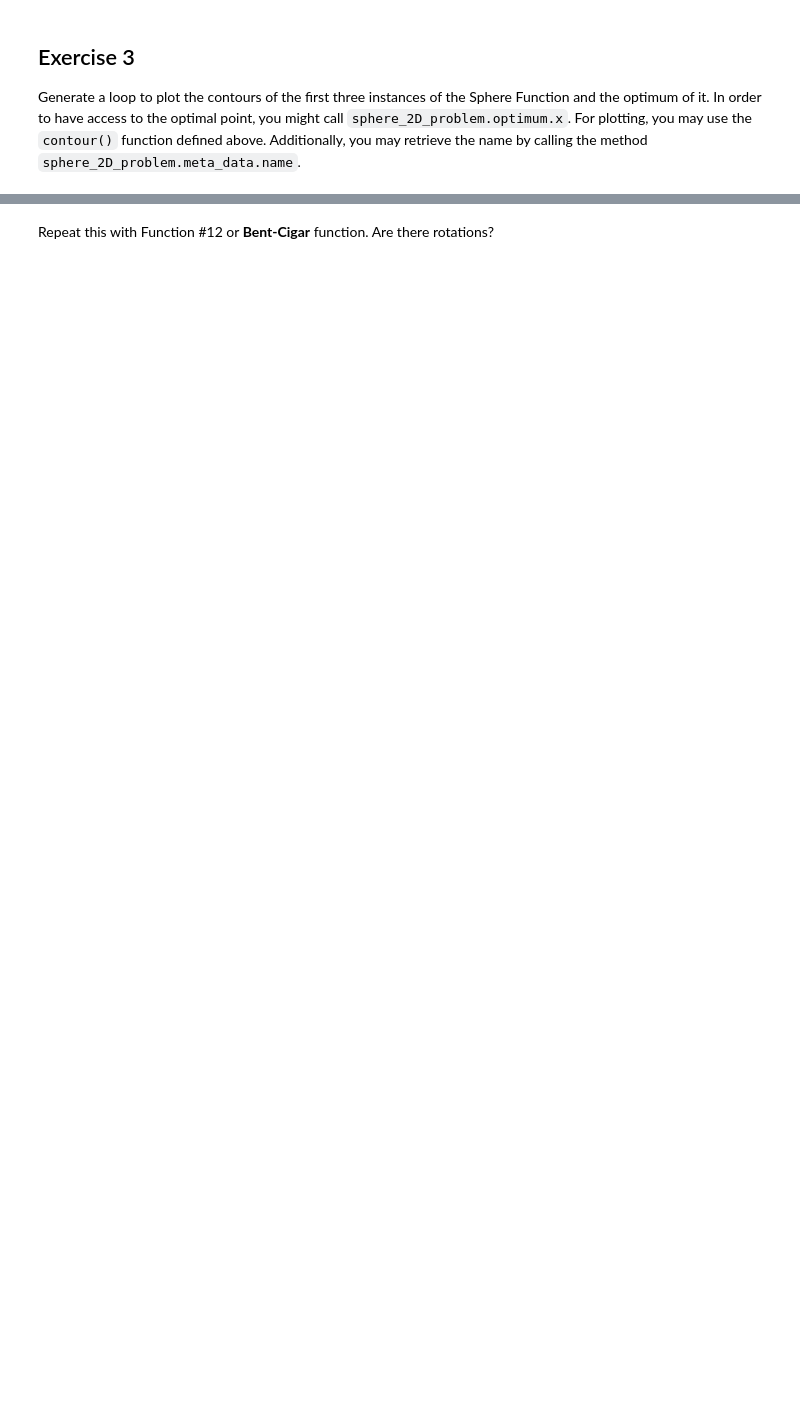
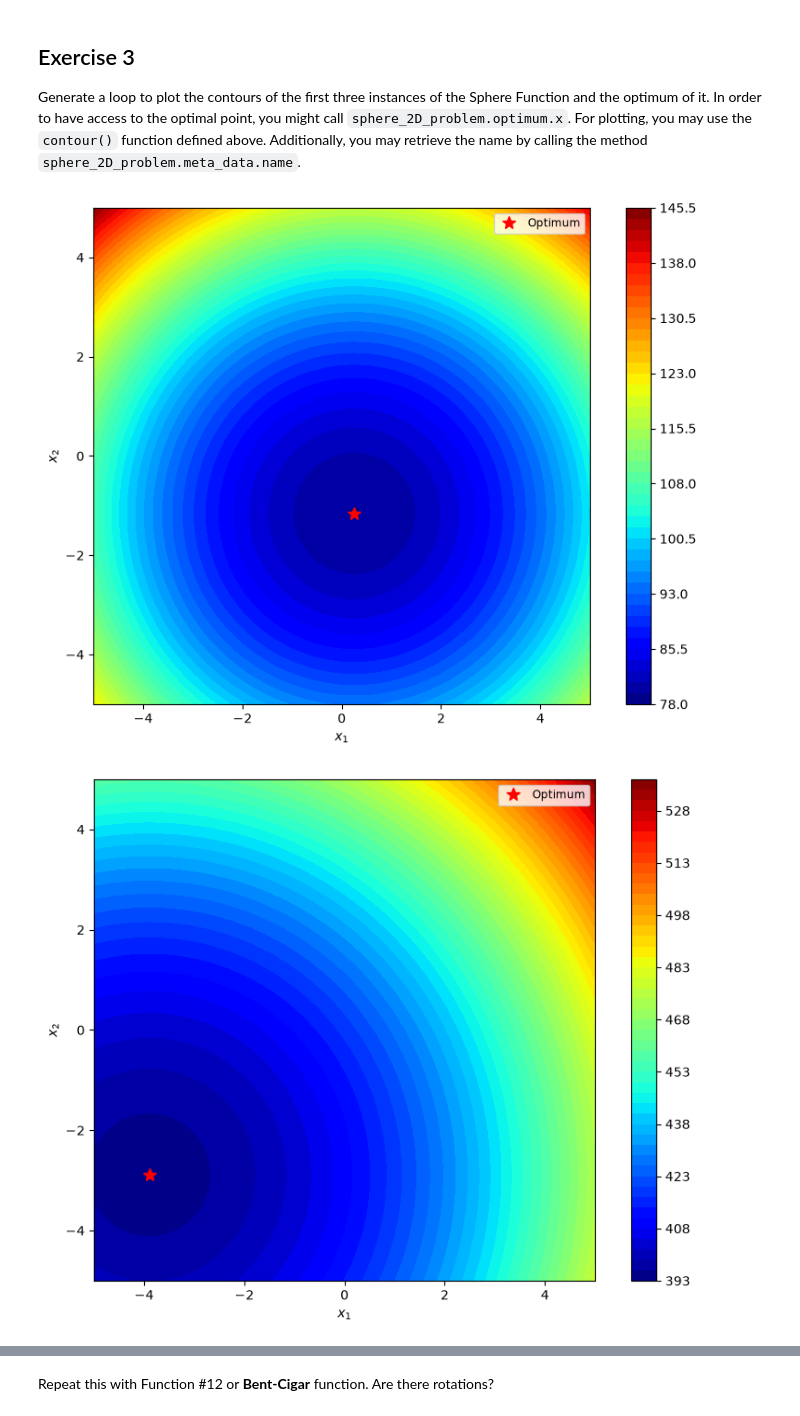
Before and after one commit to HippolyteLC/BO-2026, a Jupyter notebook: exercises/Benchmarking_Exercises_2026.ipynb, the cells around one changed output, grey strips where cells are left out. Drawn from its saved outputs; the diff is of its cells as text; code cells hidden in the pictures; blank space fills up the shorter version.

```diff
--- a/exercises/Benchmarking_Exercises_2026.ipynb
+++ b/exercises/Benchmarking_Exercises_2026.ipynb
@@ -892,8 +885,19 @@ rosenbrock_2d_problem.optimum
 Generate a loop to plot the contours of the first three instances of the Sphere Function and the optimum of it. In order to have access to the optimal point, you might call `sphere_2D_problem.optimum.x`. For plotting, you may use the `contour()` function defined above. Additionally, you may retrieve the name by calling the method `sphere_2D_problem.meta_data.name`.
 # %%
 for inst in [1,2,3]:
+    sphere_2D_problem = ioh.get_problem(
+    1,
+    instance=inst,
+    dimension=2,
+    problem_class=ioh.ProblemClass.REAL
+)
 
     #TODO: Your code goes here for the Sphere function
-
+    contour(sphere_2D_problem, instance=inst,
+            optimum=sphere_2D_problem.optimum.x,
+            funcname=sphere_2D_problem.meta_data.name)
 
     # END TODO
+# %% [output]
+[figure, added]
+[figure, added]
```
Also changed, not shown: parts of 10 cells of this notebook.
